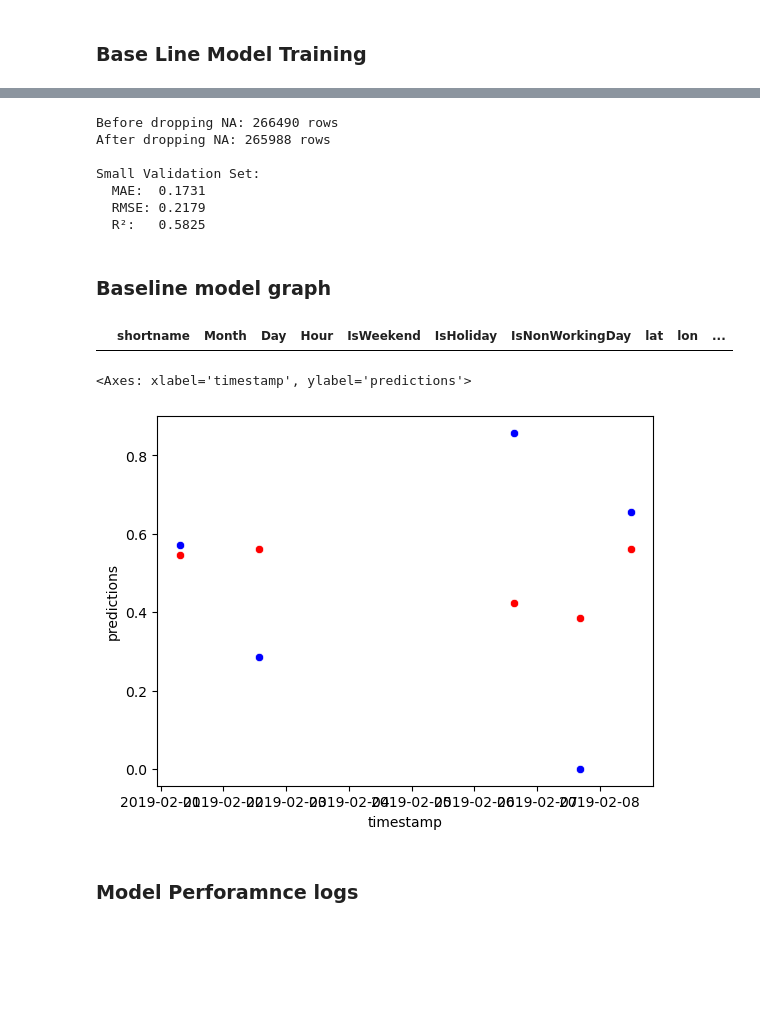
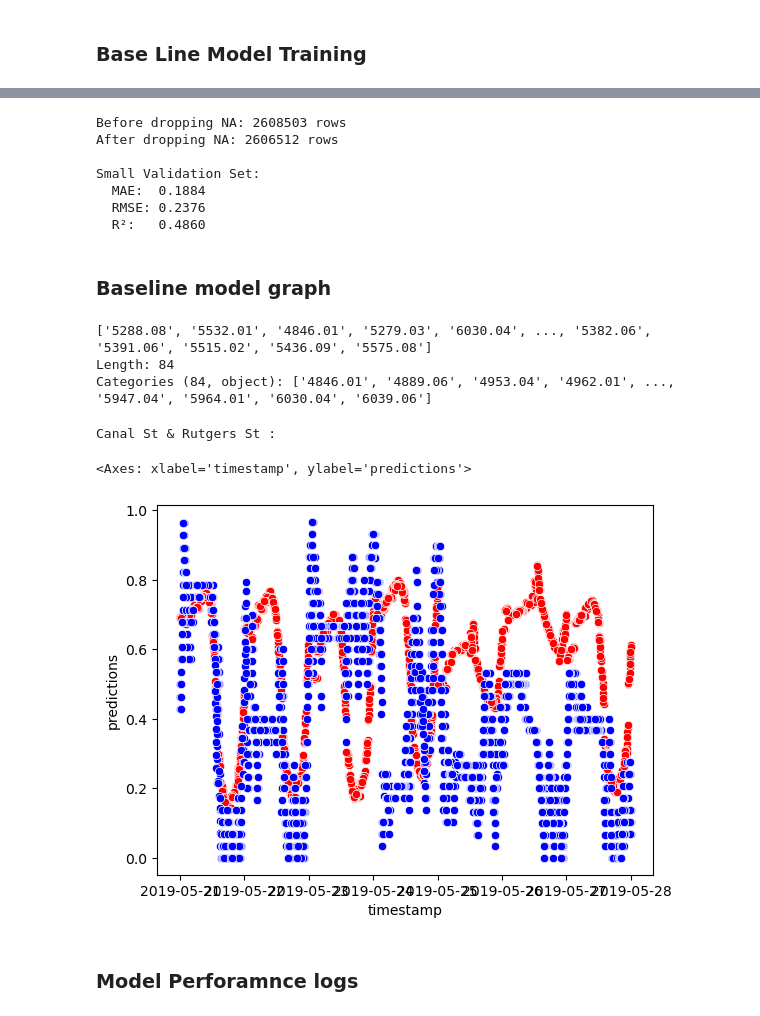
Before and after one commit to tristange123/citi_bike_project, a Jupyter notebook: Python_Backend/model_testing.ipynb, the cells around one changed output, grey strips where cells are left out. Saved outputs shown, nothing was run; the diff lists cells and outputs as text; code cells hidden in the pictures; blank space fills up the shorter version.

```diff
--- a/Python_Backend/model_testing.ipynb
+++ b/Python_Backend/model_testing.ipynb
@@ -151,7 +155,7 @@ print("Training baseline XGBoost model...")
 
 # Initialize XGBoost regressor with default parameters
 baseline_model = CatBoostRegressor(
-    iterations=1000,
+    iterations=1500,
     learning_rate=0.1,
     depth=6,
     loss_function='RMSE',
@@ -204,5 +208,5 @@ Validation Set:
 # %%
-small_cv_set = process_file('smallset_14thstbelow.csv')
+val_dataset = process_file('valset_dense_fewstations.csv')
 X_smallval = val_dataset[feature_columns]
 y_smallval = val_dataset['percentage_available']
 
@@ -211,17 +215,17 @@ y_smallval_pred = baseline_model.predict(X_smallval)
 
 val_mae = mean_absolute_error(y_smallval, y_smallval_pred)
 val_rmse = np.sqrt(mean_squared_error(y_smallval, y_smallval_pred))
-val_r2 = r2_score(y_val, y_smallval_pred)
+val_r2 = r2_score(y_smallval, y_smallval_pred)
 
 print(f"\nSmall Validation Set:")
 print(f"  MAE:  {val_mae:.4f}")
 print(f"  RMSE: {val_rmse:.4f}")
 print(f"  R²:   {val_r2:.4f}")
 # %% [output]
-Before dropping NA: 266490 rows
-After dropping NA: 265988 rows
+Before dropping NA: 2608503 rows
+After dropping NA: 2606512 rows
 
 Small Validation Set:
-  MAE:  0.1731
-  RMSE: 0.2179
-  R²:   0.5825
+  MAE:  0.1884
+  RMSE: 0.2376
+  R²:   0.4860
@@ -228,21 +237,29 @@ Small Validation Set:
 # %% [markdown]
 ### Baseline model graph
 # %%
-val_dataset[(val_dataset['shortname'] == '4322.02')]
+df['shortname'].unique()
 # %% [output]
-|  | shortname | Month | Day | Hour | IsWeekend | IsHoliday | IsNonWorkingDay | lat | lon | ... |
+['5288.08', '5532.01', '4846.01', '5279.03', '6030.04', ..., '5382.06', '5391.06', '5515.02', '5436.09', '5575.08']
+Length: 84
+Categories (84, object): ['4846.01', '4889.06', '4953.04', '4962.01', ..., '5947.04', '5964.01', '6030.04', '6039.06']
 # %%
-val_dataset['predictions'] = y_val_pred
 
-timeframe_graphed = (val_dataset['timestamp'] >= dt(2019,2,1, tzinfo = timezone.utc)) & (val_dataset['timestamp'] < dt(2019,2,14, tzinfo = timezone.utc))
+val_dataset['predictions'] = y_smallval_pred
 
-sns.scatterplot(data= val_dataset[(val_dataset['shortname'] == '5575.08') & timeframe_graphed], x='timestamp', y='predictions', color = 'red')
+SHORTNAME = '5303.08'
 
-sns.scatterplot(data= val_dataset[(val_dataset['shortname'] == '5575.08') & timeframe_graphed], x='timestamp', y='percentage_available', color = 'blue')
+timeframe_graphed = (val_dataset['timestamp'] >= dt(2019,5,21, tzinfo = timezone.utc)) & (val_dataset['timestamp'] < dt(2019,5,28, tzinfo = timezone.utc))
+
+print(shortname_to_name[SHORTNAME], ':')
+
+sns.scatterplot(data= val_dataset[(val_dataset['shortname'] == SHORTNAME) & timeframe_graphed], x='timestamp', y='predictions', color = 'red')
+
+sns.scatterplot(data= val_dataset[(val_dataset['shortname'] == SHORTNAME) & timeframe_graphed], x='timestamp', y='percentage_available', color = 'blue')
 # sns.scatterplot(data= val_dataset[(val_dataset['shortname'] == '5532.01') & timeframe_graphed], x='timestamp', y='predictions', color = 'blue')
 # %% [output]
-<Axes: xlabel='timestamp', ylabel='predictions'>
+Canal St & Rutgers St :
+<Axes: xlabel='timestamp', ylabel='predictions'>
-[figure, old version]
+[figure, new version]
 # %% [markdown]
 ### Model Perforamnce logs
 # %%
```
Also changed, not shown: parts of 6 cells of this notebook, 3 other files.
